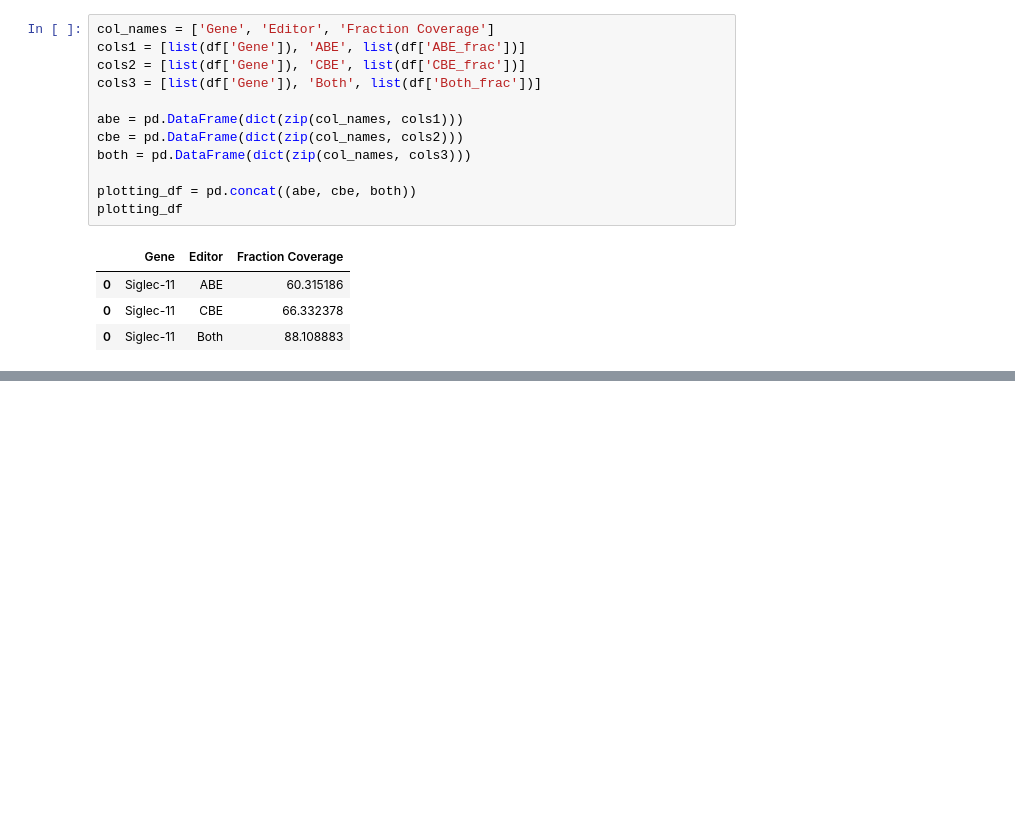
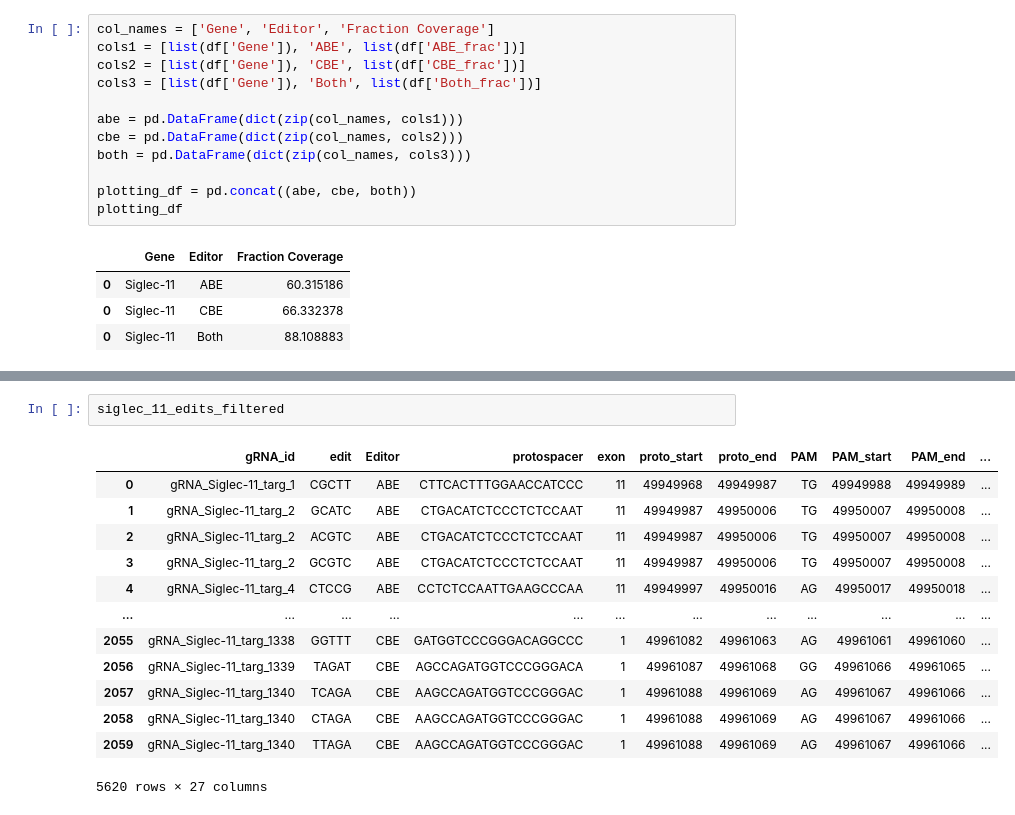
Before and after one commit to samgould2/siglec-11-tiling-library, a Jupyter notebook: expanded_mutagenesis.ipynb, the cells around one changed output, grey strips where cells are left out. Saved outputs shown, nothing was run; the diff lists cells and outputs as text; blank space fills up the shorter version.

```diff
--- a/expanded_mutagenesis.ipynb
+++ b/expanded_mutagenesis.ipynb
@@ -1798,0 +1836,16 @@ fig.tight_layout()
+# %%
+siglec_11_edits_filtered
+# %% [output]
+|  | gRNA_id | edit | Editor | protospacer | exon | proto_start | proto_end | PAM | PAM_start | PAM_end | ... |
+| 0 | gRNA_Siglec-11_targ_1 | CGCTT | ABE | CTTCACTTTGGAACCATCCC | 11 | 49949968 | 49949987 | TG | 49949988 | 49949989 | ... |
+| 1 | gRNA_Siglec-11_targ_2 | GCATC | ABE | CTGACATCTCCCTCTCCAAT | 11 | 49949987 | 49950006 | TG | 49950007 | 49950008 | ... |
+| 2 | gRNA_Siglec-11_targ_2 | ACGTC | ABE | CTGACATCTCCCTCTCCAAT | 11 | 49949987 | 49950006 | TG | 49950007 | 49950008 | ... |
+| 3 | gRNA_Siglec-11_targ_2 | GCGTC | ABE | CTGACATCTCCCTCTCCAAT | 11 | 49949987 | 49950006 | TG | 49950007 | 49950008 | ... |
+| 4 | gRNA_Siglec-11_targ_4 | CTCCG | ABE | CCTCTCCAATTGAAGCCCAA | 11 | 49949997 | 49950016 | AG | 49950017 | 49950018 | ... |
+| ... | ... | ... | ... | ... | ... | ... | ... | ... | ... | ... | ... |
+| 2055 | gRNA_Siglec-11_targ_1338 | GGTTT | CBE | GATGGTCCCGGGACAGGCCC | 1 | 49961082 | 49961063 | AG | 49961061 | 49961060 | ... |
+| 2056 | gRNA_Siglec-11_targ_1339 | TAGAT | CBE | AGCCAGATGGTCCCGGGACA | 1 | 49961087 | 49961068 | GG | 49961066 | 49961065 | ... |
+| 2057 | gRNA_Siglec-11_targ_1340 | TCAGA | CBE | AAGCCAGATGGTCCCGGGAC | 1 | 49961088 | 49961069 | AG | 49961067 | 49961066 | ... |
+| 2058 | gRNA_Siglec-11_targ_1340 | CTAGA | CBE | AAGCCAGATGGTCCCGGGAC | 1 | 49961088 | 49961069 | AG | 49961067 | 49961066 | ... |
+| 2059 | gRNA_Siglec-11_targ_1340 | TTAGA | CBE | AAGCCAGATGGTCCCGGGAC | 1 | 49961088 | 49961069 | AG | 49961067 | 49961066 | ... |
+5620 rows × 27 columns
```
Also changed, not shown: parts of 7 cells of this notebook.
